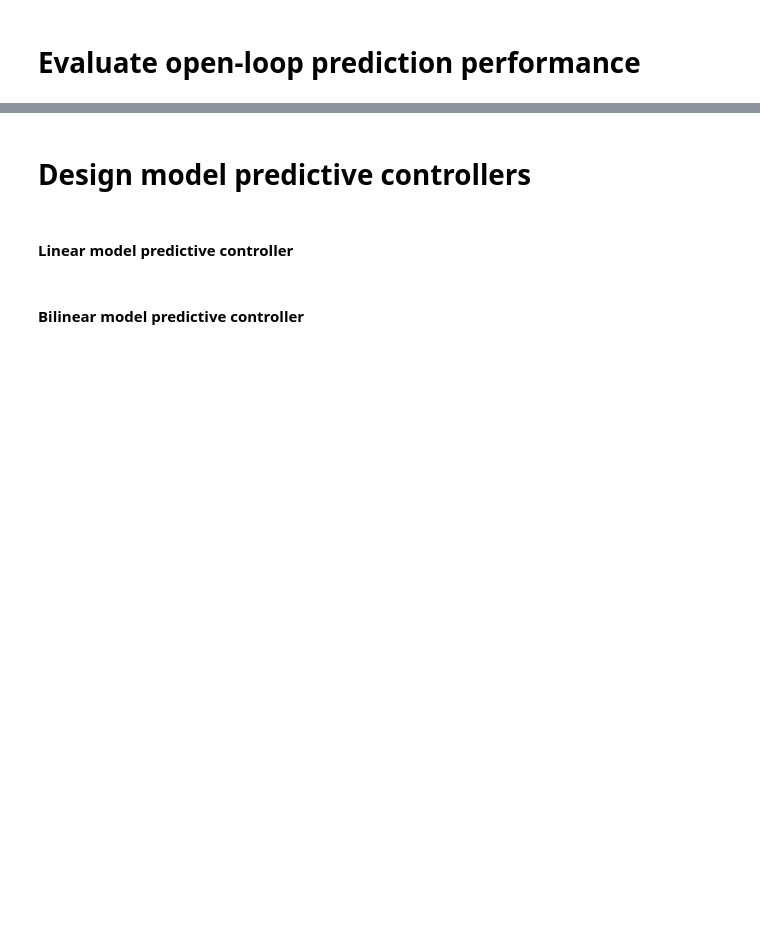
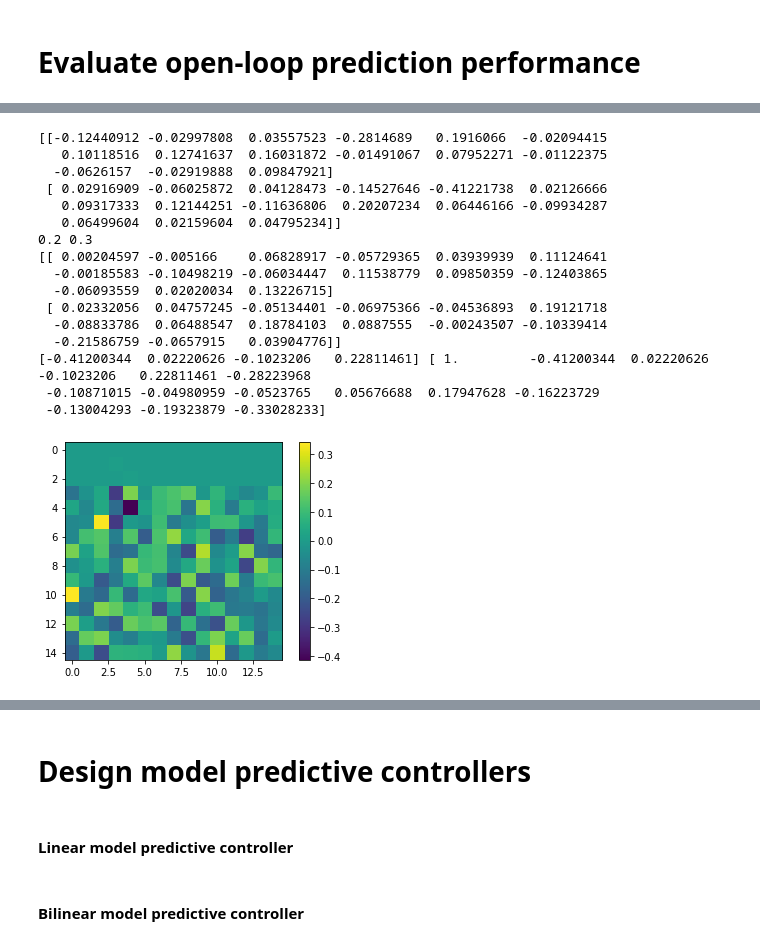
Before and after one commit to Cafolkes/koopman_learning_and_control, a Jupyter notebook: working_files/bkeedmd/bilinearizable_sys_mpc_nn.ipynb, the cells around one changed output, grey strips where cells are left out. Saved outputs shown, nothing was run; the diff lists cells and outputs as text; code cells hidden in the pictures; blank space fills up the shorter version.

Commit message:
Model testing

```diff
--- a/working_files/bkeedmd/bilinearizable_sys_mpc_nn.ipynb
+++ b/working_files/bkeedmd/bilinearizable_sys_mpc_nn.ipynb
@@ -509,0 +510,27 @@ plt.show()
+# %%
+A_red = model_koop_dnn.A - np.eye(model_koop_dnn.A.shape[0])
+plt.imshow(A_red)
+#plt.imshow(model_koop_dnn.B[1])
+plt.colorbar()
+print(A_red[3:5,:])
+print(mu, lambd)
+print(sys_koop_dnn.B[1][3:5,:])
+print(x0, z_0_koop_dnn)
+# %% [output]
+[[-0.12440912 -0.02997808  0.03557523 -0.2814689   0.1916066  -0.02094415
+   0.10118516  0.12741637  0.16031872 -0.01491067  0.07952271 -0.01122375
+  -0.0626157  -0.02919888  0.09847921]
+ [ 0.02916909 -0.06025872  0.04128473 -0.14527646 -0.41221738  0.02126666
+   0.09317333  0.12144251 -0.11636806  0.20207234  0.06446166 -0.09934287
+   0.06499604  0.02159604  0.04795234]]
+0.2 0.3
+[[ 0.00204597 -0.005166    0.06828917 -0.05729365  0.03939939  0.11124641
+  -0.00185583 -0.10498219 -0.06034447  0.11538779  0.09850359 -0.12403865
+  -0.06093559  0.02020034  0.13226715]
+ [ 0.02332056  0.04757245 -0.05134401 -0.06975366 -0.04536893  0.19121718
+  -0.08833786  0.06488547  0.18784103  0.0887555  -0.00243507 -0.10339414
+  -0.21586759 -0.0657915   0.03904776]]
+[-0.41200344  0.02220626 -0.1023206   0.22811461] [ 1.         -0.41200344  0.02220626 -0.1023206   0.22811461 -0.28223968
+ -0.10871015 -0.04980959 -0.0523765   0.05676688  0.17947628 -0.16223729
+ -0.13004293 -0.19323879 -0.33028233]
+[figure, added]
```
Also changed, not shown: parts of 9 cells of this notebook, 3 other files.
